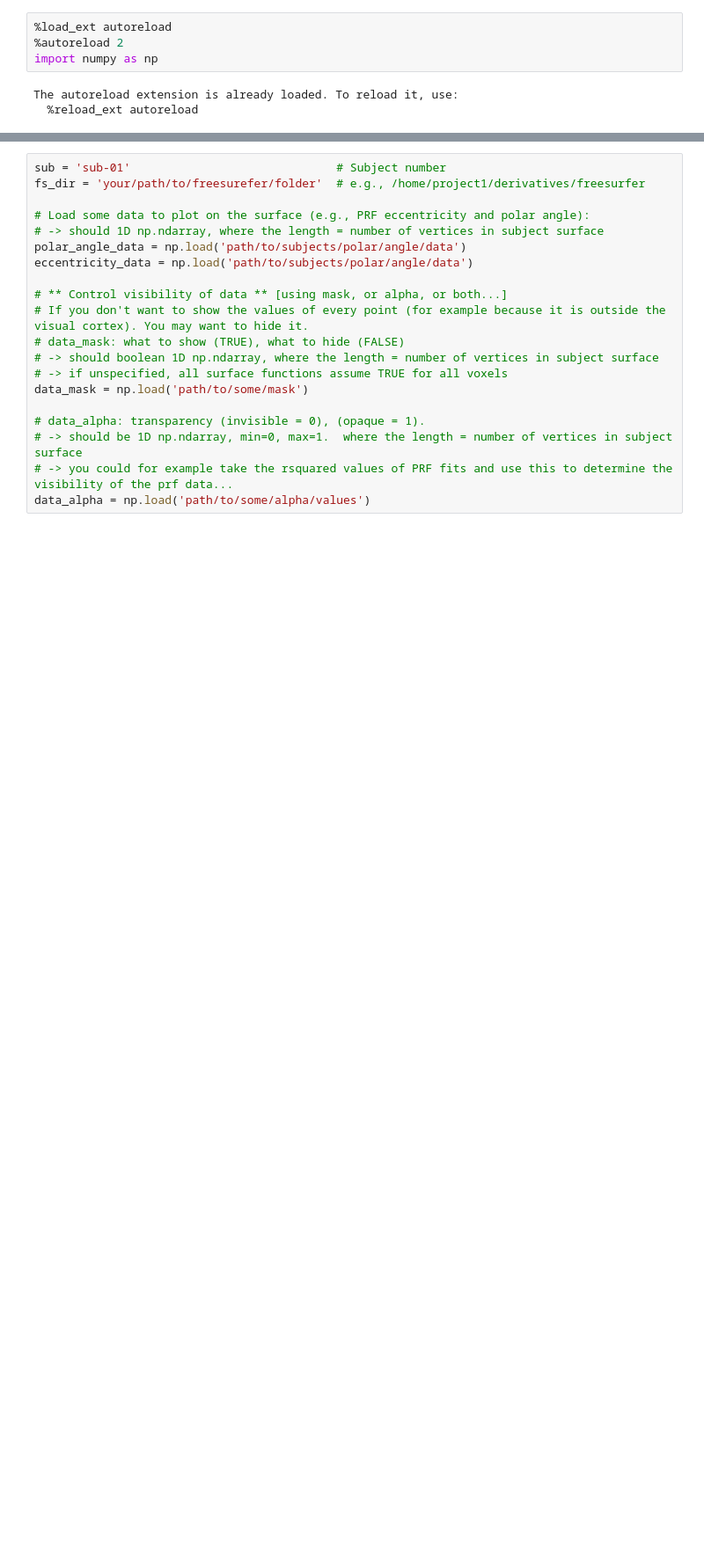
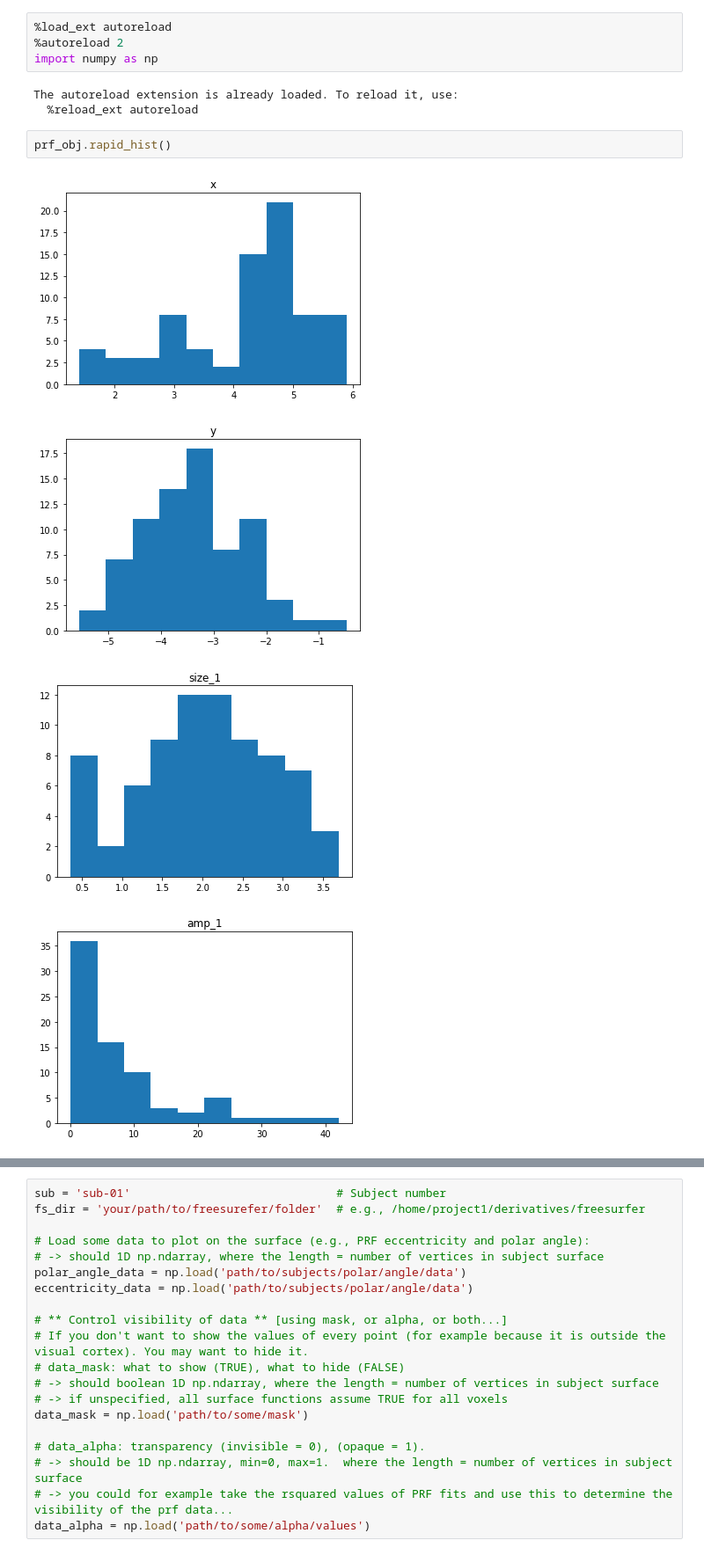
Before and after one commit to mdaghlian/dag_prf_utils, a Jupyter notebook: suface_examples.ipynb, the cells around one changed output, grey strips where cells are left out. Shown at 88% size. Saved outputs shown, nothing was run; the diff lists cells and outputs as text; blank space fills up the shorter version.

```diff
--- a/suface_examples.ipynb
+++ b/suface_examples.ipynb
@@ -26,3 +26,10 @@ import numpy as np
 # %% [output]
 The autoreload extension is already loaded. To reload it, use:
   %reload_ext autoreload
+# %%
+prf_obj.rapid_hist()
+# %% [output]
+[figure, added]
+[figure, added]
+[figure, added]
+[figure, added]
```
Also changed, not shown: parts of 1 cell of this notebook, 3 other files.
